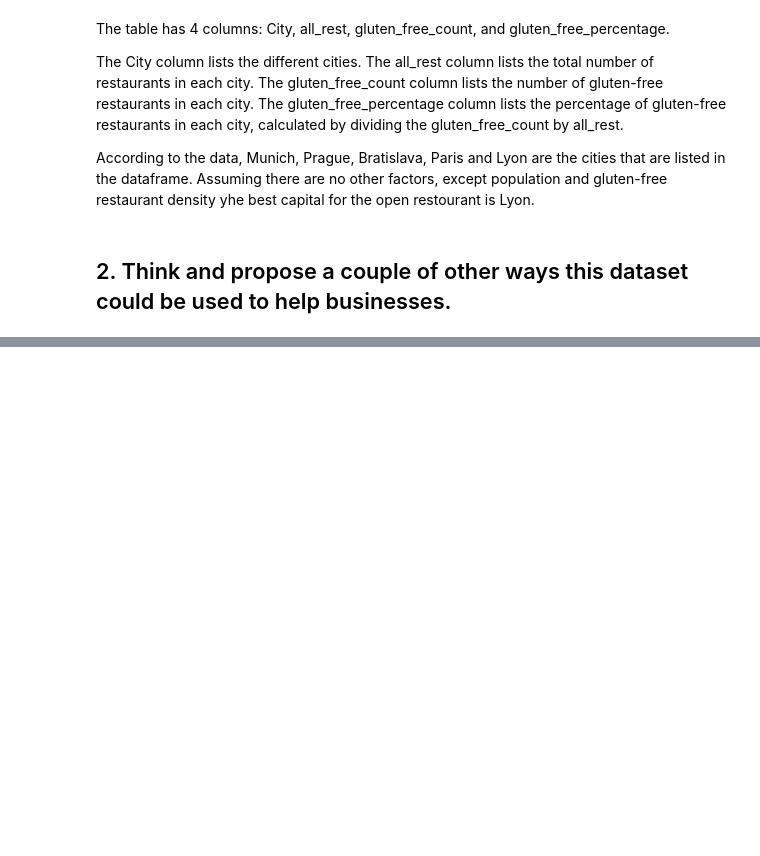
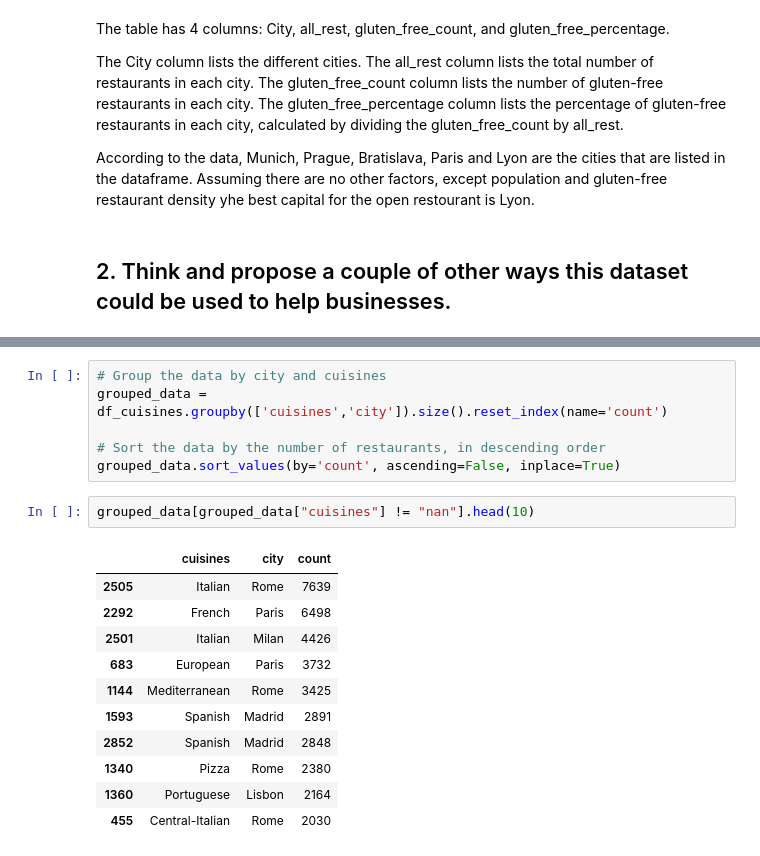
Before and after one commit to yunusemreemik/foodstyle_challenge, a Jupyter notebook: foodstyles_report.ipynb, the cells around one changed output, grey strips where cells are left out. Drawn from its saved outputs; the diff is of its cells as text; blank space fills up the shorter version.

```diff
--- a/foodstyles_report.ipynb
+++ b/foodstyles_report.ipynb
@@ -555,0 +602,20 @@ According to the data, Munich, Prague, Bratislava, Paris and Lyon are the cities
+# %%
+# Group the data by city and cuisines
+grouped_data = df_cuisines.groupby(['cuisines','city']).size().reset_index(name='count')
+
+# Sort the data by the number of restaurants, in descending order
+grouped_data.sort_values(by='count', ascending=False, inplace=True)
+# %%
+grouped_data[grouped_data["cuisines"] != "nan"].head(10)
+# %% [output]
+|  | cuisines | city | count |
+| 2505 | Italian | Rome | 7639 |
+| 2292 | French | Paris | 6498 |
+| 2501 | Italian | Milan | 4426 |
+| 683 | European | Paris | 3732 |
+| 1144 | Mediterranean | Rome | 3425 |
+| 1593 | Spanish | Madrid | 2891 |
+| 2852 | Spanish | Madrid | 2848 |
+| 1340 | Pizza | Rome | 2380 |
+| 1360 | Portuguese | Lisbon | 2164 |
+| 455 | Central-Italian | Rome | 2030 |
```
Also changed, not shown: parts of 14 cells of this notebook, 6 other files.
